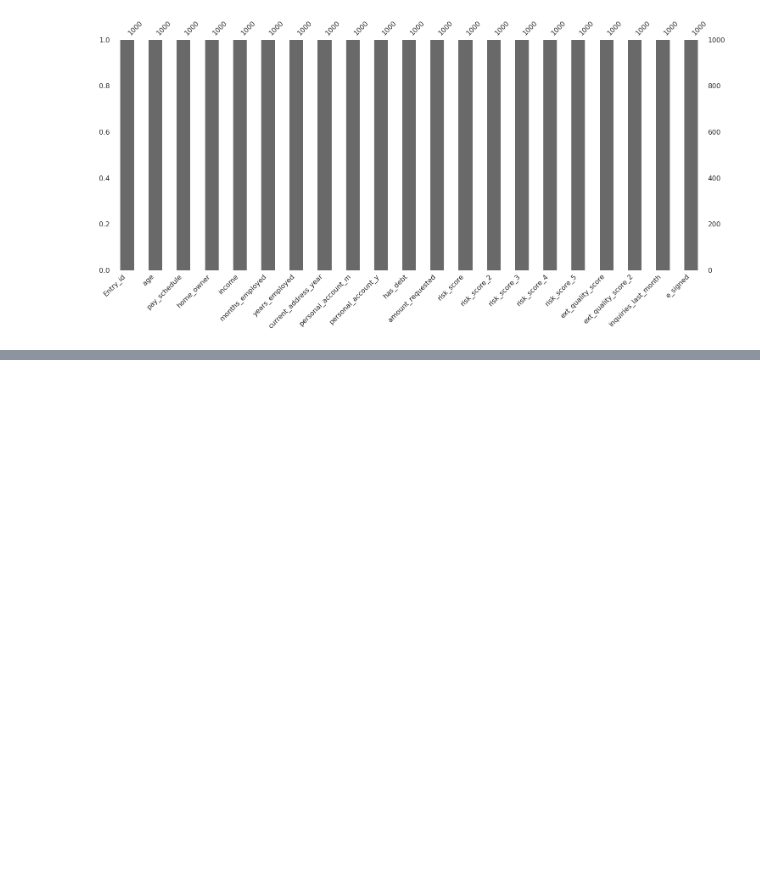
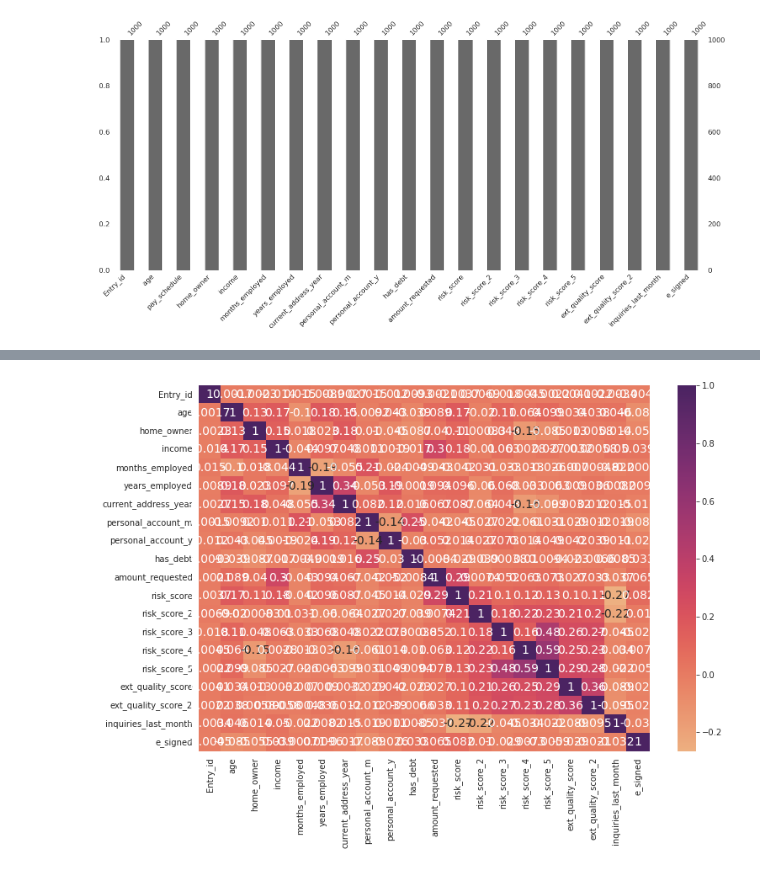
Before and after one commit to zreal135/Team_Pandas, a Jupyter notebook: Team_Pandas_DatafestAfrica_ML_Hackathon.ipynb, the cells around one changed output, grey strips where cells are left out. Drawn from its saved outputs; the diff is of its cells as text; code cells hidden in the pictures; blank space fills up the shorter version.

```diff
--- a/Team_Pandas_DatafestAfrica_ML_Hackathon.ipynb
+++ b/Team_Pandas_DatafestAfrica_ML_Hackathon.ipynb
@@ -214,0 +238,8 @@ msno.bar(train.sample(1000))
+# %%
+#Ploting for correction
+fig, ax = plt.subplots( figsize = (12,8) )
+corr_matrix = train.corr()
+corr_heatmap = sns.heatmap( corr_matrix, cmap = "flare", annot=True, ax=ax, annot_kws={"size": 14})
+plt.show()
+# %% [output]
+[figure, added]
```
Also changed, not shown: parts of 3 cells of this notebook.
